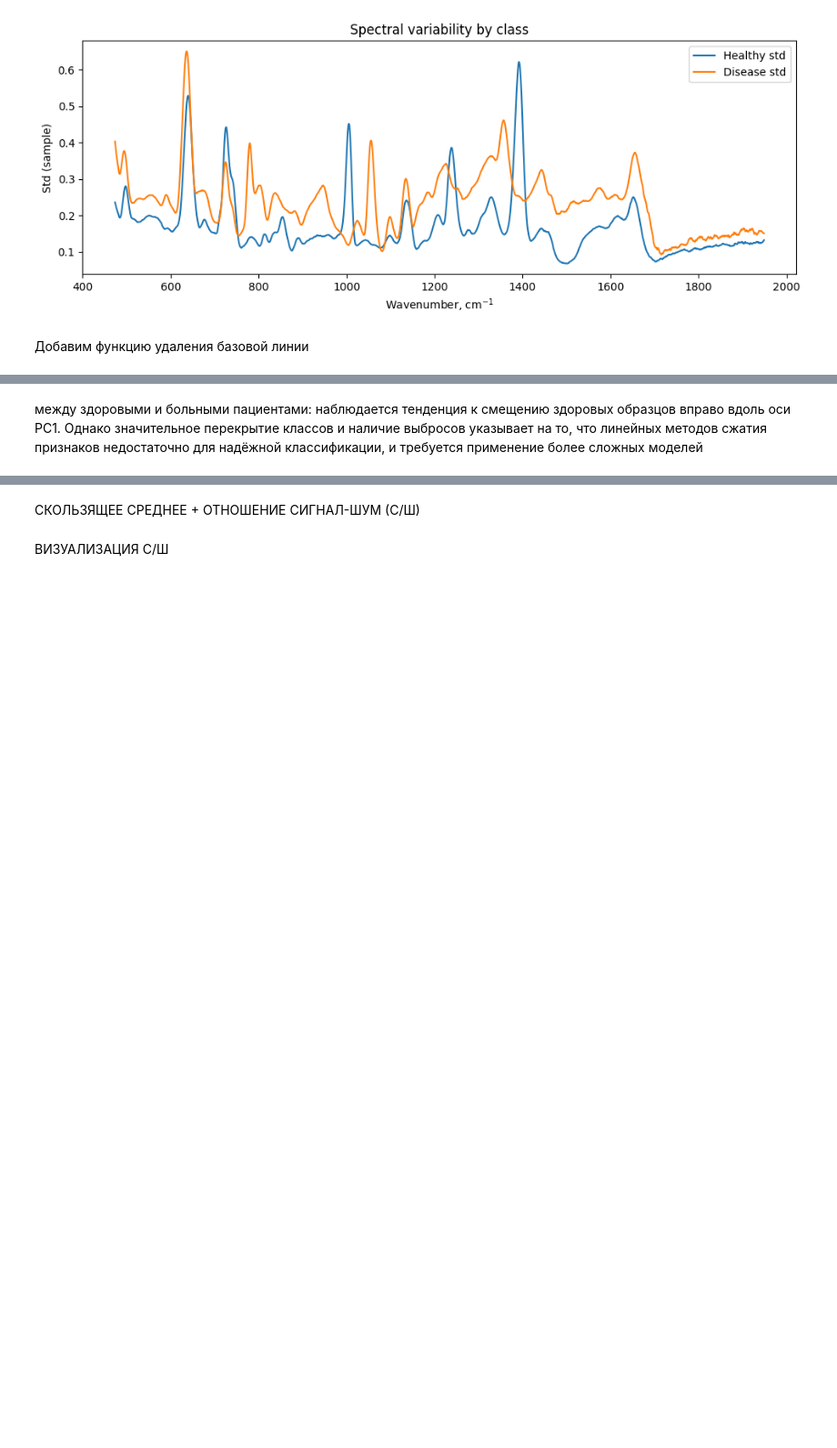
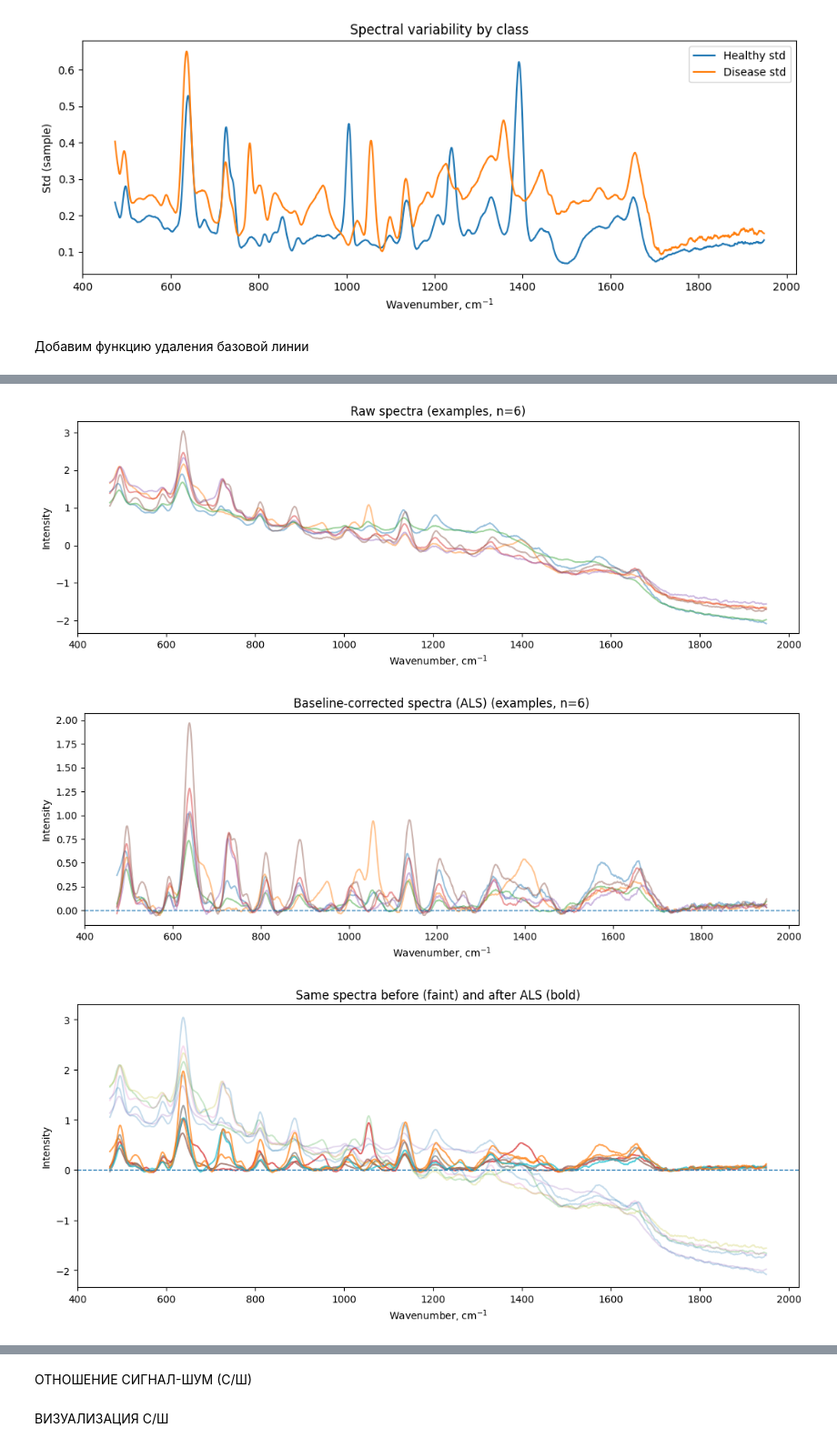
Before and after one commit to nstk24/diplomist, a Jupyter notebook: первый.ipynb, the cells around one changed output, grey strips where cells are left out. Shown at 91% size. Cells and saved outputs as stored; diff of their text form; code cells hidden in the pictures; blank space fills up the shorter version.

```diff
--- a/первый.ipynb
+++ b/первый.ipynb
@@ -117,2 +94,66 @@ Explained variance ratio: [0.17774316 0.14065875]
-# %% [markdown]
-между здоровыми и больными пациентами: наблюдается тенденция к смещению здоровых образцов вправо вдоль оси PC1. Однако значительное перекрытие классов и наличие выбросов указывает на то, что линейных методов сжатия признаков недостаточно для надёжной классификации, и требуется применение более сложных моделей
+# %%
+import numpy as np
+import matplotlib.pyplot as plt
+
+# --- 1) Несколько случайных спектров до/после ALS ---
+np.random.seed(42)
+n_show = 6  # сколько спектров показать
+idxs = np.random.choice(X.shape[0], size=min(n_show, X.shape[0]), replace=False)
+
+plt.figure(figsize=(11,4))
+for idx in idxs:
+    plt.plot(wavenumber, X[idx], alpha=0.45)
+plt.title(f"Raw spectra (examples, n={len(idxs)})")
+plt.xlabel("Wavenumber, cm$^{-1}$"); plt.ylabel("Intensity")
+plt.tight_layout()
+plt.show()
+
+plt.figure(figsize=(11,4))
+for idx in idxs:
+    plt.plot(wavenumber, X_bc[idx], alpha=0.45)
+plt.title(f"Baseline-corrected spectra (ALS) (examples, n={len(idxs)})")
+plt.xlabel("Wavenumber, cm$^{-1}$"); plt.ylabel("Intensity")
+plt.axhline(0, linestyle="--", linewidth=1)
+plt.tight_layout()
+plt.show()
+
+# --- 2) До/после для одного и того же набора спектров (парами) ---
+plt.figure(figsize=(11,5))
+for idx in idxs:
+    plt.plot(wavenumber, X[idx], alpha=0.25)
+    plt.plot(wavenumber, X_bc[idx], alpha=0.7)
+plt.title("Same spectra before (faint) and after ALS (bold)")
+plt.xlabel("Wavenumber, cm$^{-1}$"); plt.ylabel("Intensity")
+plt.axhline(0, linestyle="--", linewidth=1)
+plt.tight_layout()
+plt.show()
+
+# --- 3) Средние спектры до/после + средний baseline ---
+mean_raw = X.mean(axis=0)
+mean_bc  = X_bc.mean(axis=0)
+
+# средний baseline = mean_raw - mean_bc (то, что в среднем “сняли”)
+mean_baseline = mean_raw - mean_bc
+
+plt.figure(figsize=(11,4))
+plt.plot(wavenumber, mean_raw, label="Mean raw")
+plt.plot(wavenumber, mean_bc, label="Mean baseline-corrected (ALS)")
+plt.title("Mean spectrum: before vs after ALS baseline correction")
+plt.xlabel("Wavenumber, cm$^{-1}$"); plt.ylabel("Intensity")
+plt.axhline(0, linestyle="--", linewidth=1)
+plt.legend()
+plt.tight_layout()
+plt.show()
+
+plt.figure(figsize=(11,4))
+plt.plot(wavenumber, mean_baseline, label="Mean estimated baseline (raw - corrected)")
+plt.title("Mean baseline removed by ALS")
+plt.xlabel("Wavenumber, cm$^{-1}$"); plt.ylabel("Baseline level")
+plt.axhline(0, linestyle="--", linewidth=1)
+plt.legend()
+plt.tight_layout()
+plt.show()
+# %% [output]
+[figure, added]
+[figure, added]
+[figure, added]
@@ -119,5 +162,5 @@ Explained variance ratio: [0.17774316 0.14065875]
 # %% [markdown]
-СКОЛЬЗЯЩЕЕ СРЕДНЕЕ + ОТНОШЕНИЕ СИГНАЛ-ШУМ (С/Ш)
+ ОТНОШЕНИЕ СИГНАЛ-ШУМ (С/Ш)
 # %%
 def snr_raman(x, wn,
               signal_region=(400, 1700),
```
Also changed, not shown: parts of 7 cells of this notebook.
